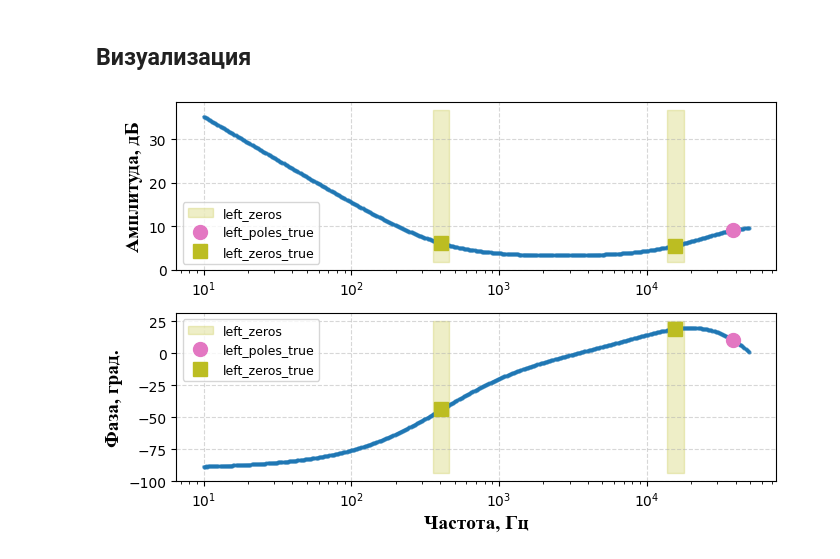
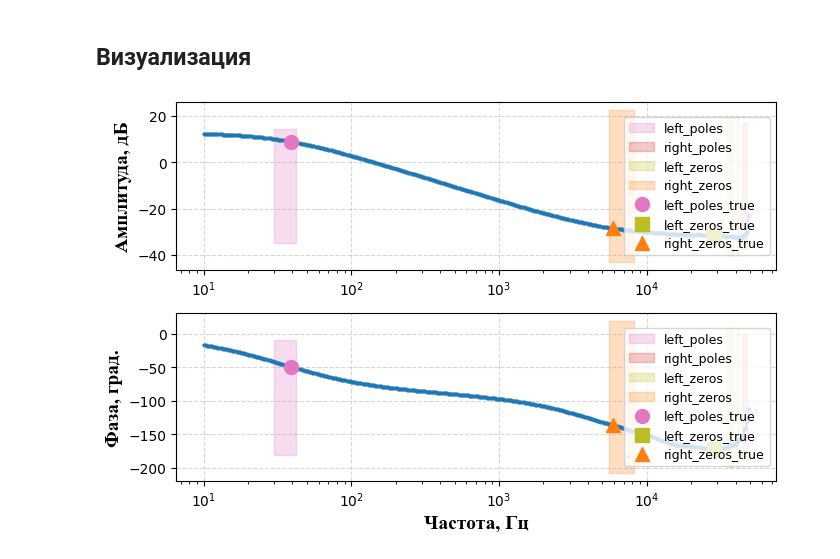
Before and after one commit to romangorbunov91/frequency-response-encoder, a Jupyter notebook: test_nb.ipynb, the cells around one changed output. Cells and saved outputs as stored; diff of their text form; code cells hidden in the pictures.

```diff
--- a/test_nb.ipynb
+++ b/test_nb.ipynb
@@ -81,7 +81,7 @@ Restoring checkpoint:  checkpoints\best_TransformerBottleneck-model_postactivati
 Директория с файлами и имена.
 # %%
 sample_dir = Path("usecases/test_samples/experiments_13_May_2026")
-sample_file_name_list = ["G_I_PID_512_AP"]
+sample_file_name_list = ["Wui_512_AP"]
 # %%
 data_list = []
 # %%
@@ -159,10 +159,10 @@ if positions_flag:
 else:
     zeros_poles_freq_list = [
         {
-        "left_poles": [38197],
+        "left_poles": [2*w_c/(2*np.pi)],
         "right_poles": [],
-        "left_zeros": [410, 15.6e3],
-        "right_zeros": []
+        "left_zeros": [w_ESR/(2*np.pi)],
+        "right_zeros": [w_RHP/(2*np.pi)]
         }
     ]
     zeros_poles_list = zeros_poles_freq_list.copy()
@@ -199,25 +199,25 @@ with open('usecases/plot_config.json', 'r', encoding='utf-8') as f:
 # %%
 for data, zeros_poles, predictions, sample_file_name in zip(
     data_list,
     zeros_poles_list,
     predictions_list,
     sample_file_name_list
     ):
     if not positions_flag:
         zeros_poles_positions = zeros_poles_freq_to_positions(
             zeros_poles_freq_dict=zeros_poles,
             freq=data[0,:]
             )
     else:
         zeros_poles_positions = zeros_poles.copy()
 
     plot_responses(
         plot_config=PLOT_CONFIG,
         data=data,
         #title=sample_file_name,
         regions=predictions,
         zeros_poles_positions=zeros_poles_positions,
-        save_path='usecases/test_samples/experiments_13_May_2026/pdf/G_I_PID_detection.pdf'
+        #save_path='usecases/test_samples/experiments_13_May_2026/pdf/Wui_detection.pdf'
         )
 # %% [output]
-[figure, old version]
+[figure, new version]
```
Also changed, not shown: parts of 2 cells of this notebook, 3 other files.
